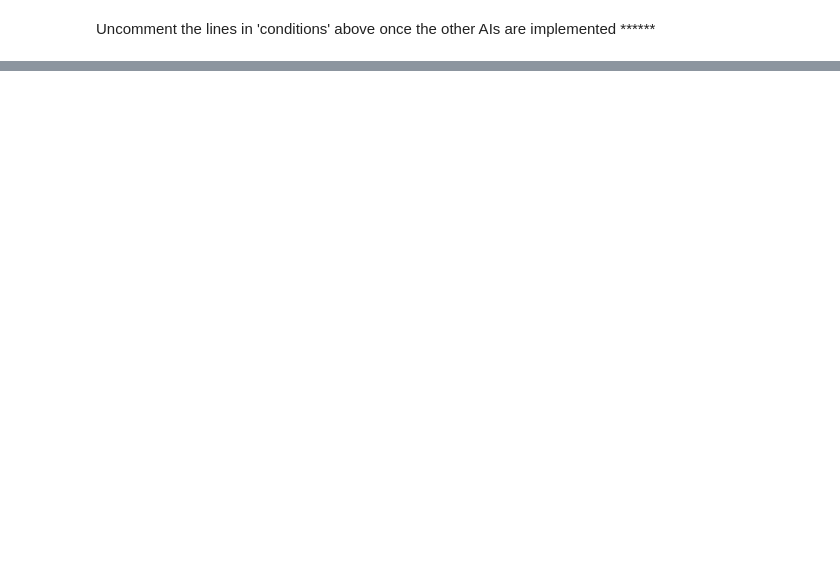
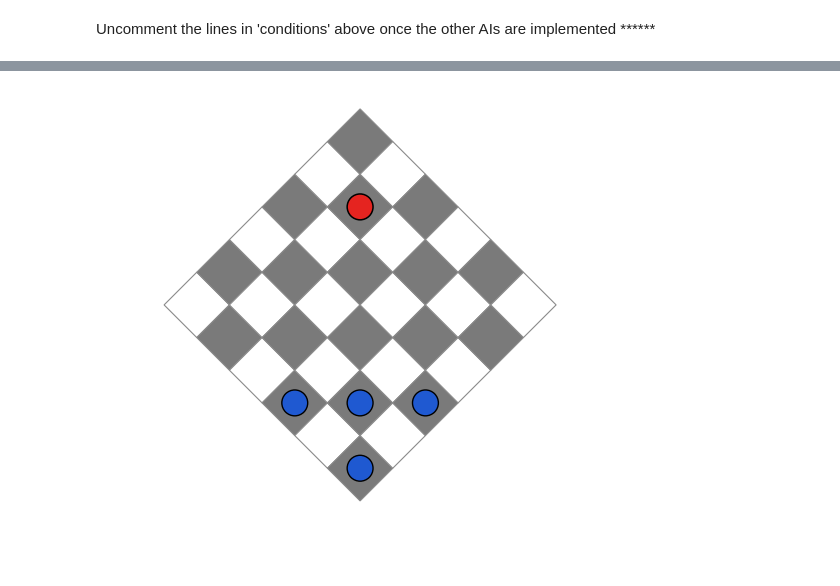
Before and after one commit to matthew-sabel/fox-and-hounds-45, a Jupyter notebook: fox_and_hounds_45_group_2.ipynb, the cells around one changed output, grey strips where cells are left out. Saved outputs shown, nothing was run; the diff lists cells and outputs as text; code cells hidden in the pictures; blank space fills up the shorter version.

```diff
--- a/fox_and_hounds_45_group_2.ipynb
+++ b/fox_and_hounds_45_group_2.ipynb
@@ -898,0 +967,5 @@ run_simulation()
+# %%
+sess.step();
+sess.show_board();
+# %% [output]
+[figure, added]
```
Also changed, not shown: parts of 6 cells of this notebook.
